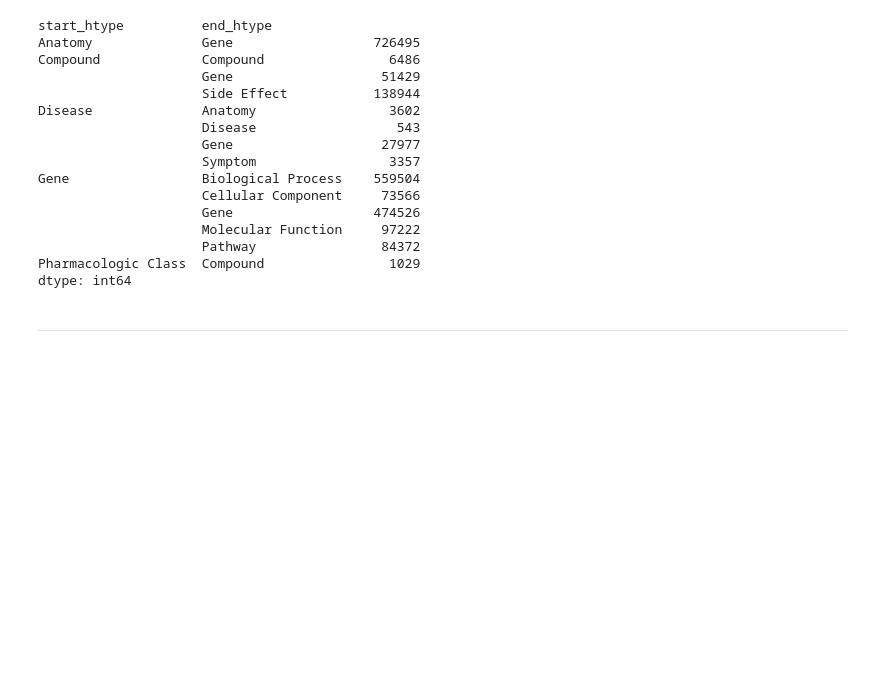
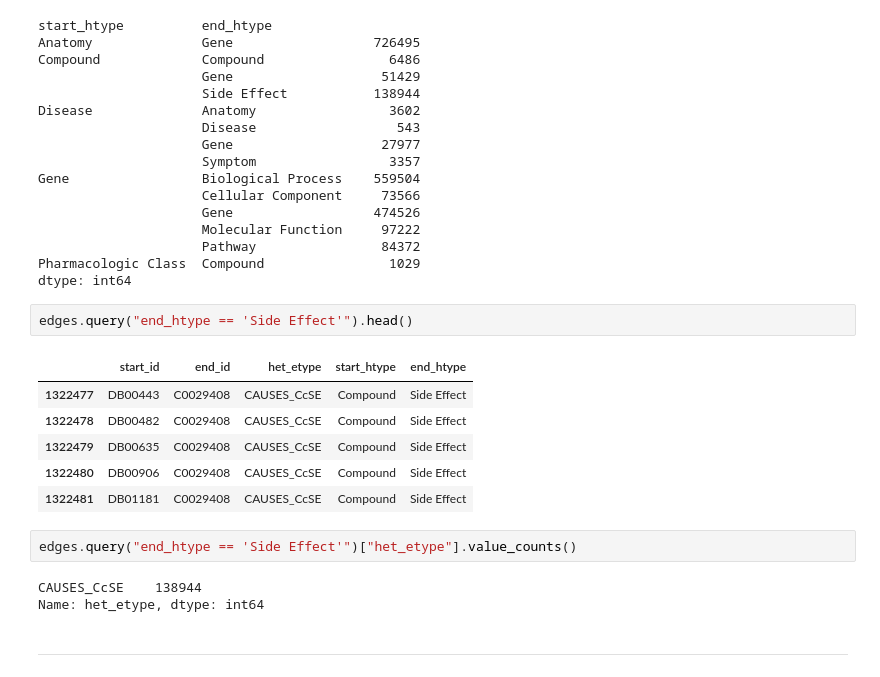
Before and after one commit to veleritas/walkpred, a Jupyter notebook: experiment/edge_undersampling/min_hetionet.ipynb, the cells around one changed output. Saved outputs shown, nothing was run; the diff lists cells and outputs as text; blank space fills up the shorter version.

```diff
--- a/experiment/edge_undersampling/min_hetionet.ipynb
+++ b/experiment/edge_undersampling/min_hetionet.ipynb
@@ -123,6 +123,20 @@ Gene                 Biological Process    559504
                      Pathway                84372
 Pharmacologic Class  Compound                1029
 dtype: int64
+# %%
+edges.query("end_htype == 'Side Effect'").head()
+# %% [output]
+|  | start_id | end_id | het_etype | start_htype | end_htype |
+| 1322477 | DB00443 | C0029408 | CAUSES_CcSE | Compound | Side Effect |
+| 1322478 | DB00482 | C0029408 | CAUSES_CcSE | Compound | Side Effect |
+| 1322479 | DB00635 | C0029408 | CAUSES_CcSE | Compound | Side Effect |
+| 1322480 | DB00906 | C0029408 | CAUSES_CcSE | Compound | Side Effect |
+| 1322481 | DB01181 | C0029408 | CAUSES_CcSE | Compound | Side Effect |
+# %%
+edges.query("end_htype == 'Side Effect'")["het_etype"].value_counts()
+# %% [output]
+CAUSES_CcSE    138944
+Name: het_etype, dtype: int64
 # %% [markdown]
 ---
 # %% [markdown]
```
Also changed, not shown: parts of 14 cells of this notebook, 2 other files.
